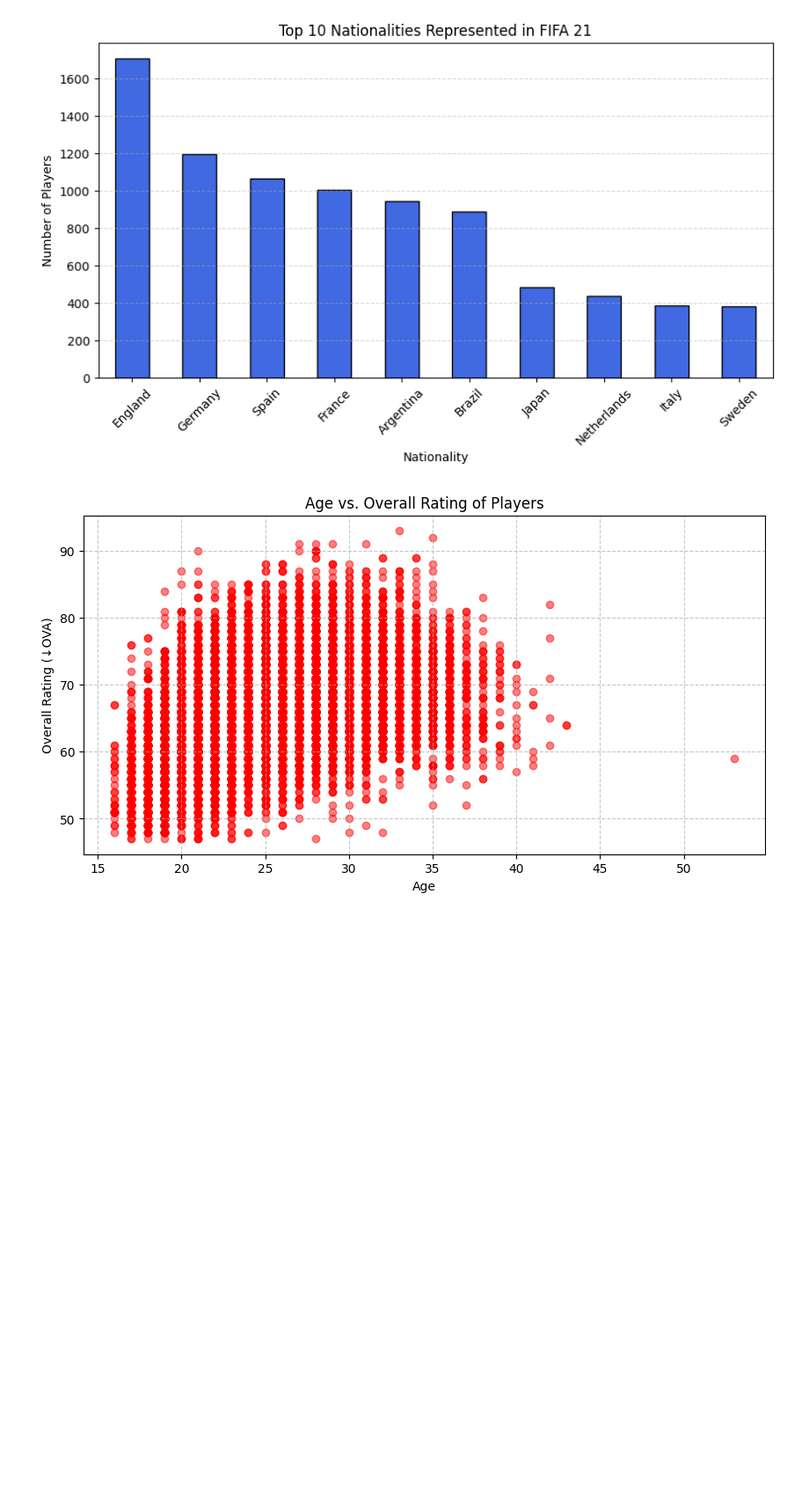
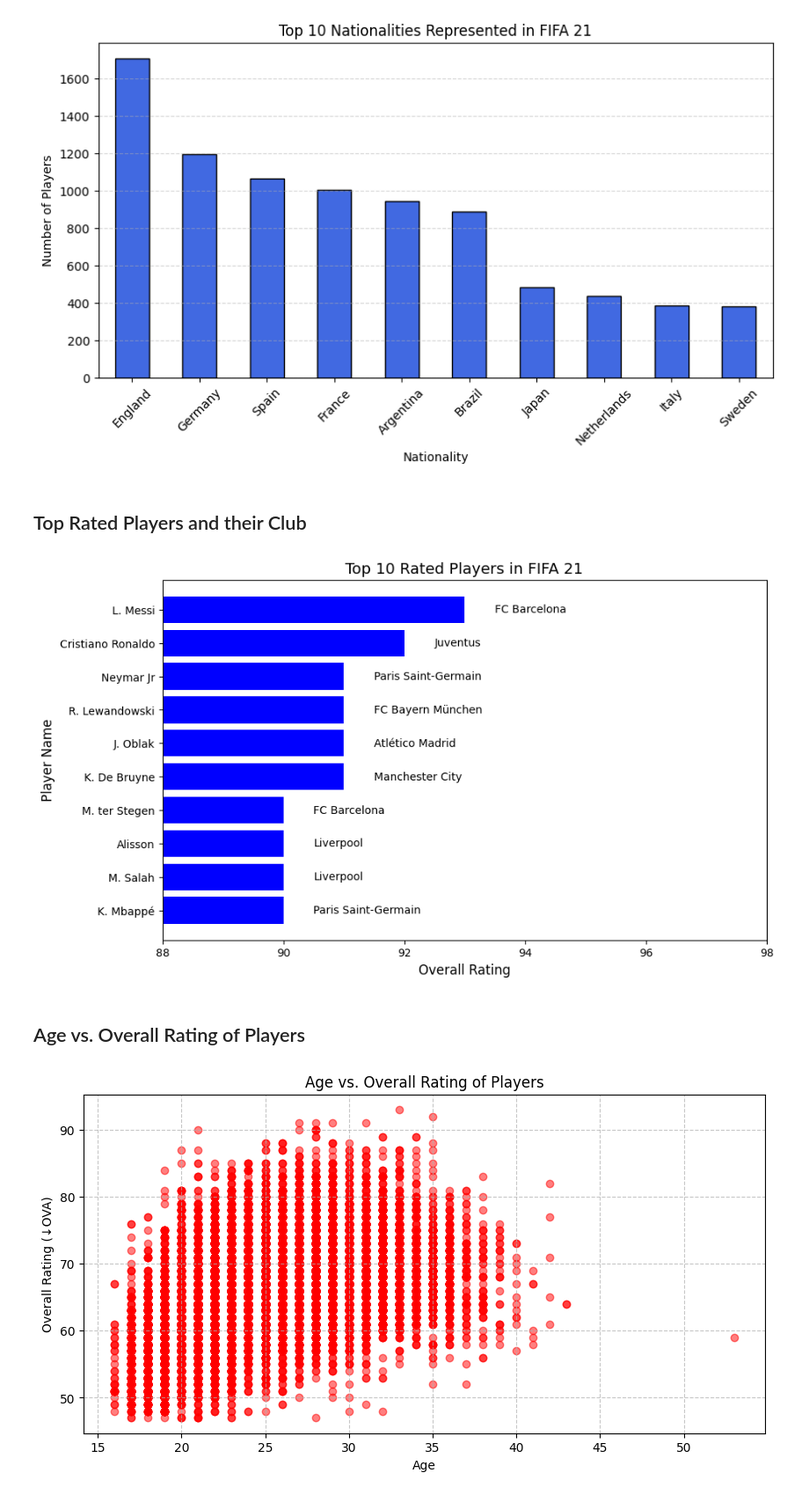
Before and after one commit to theadewole/Data-Cleaning-and-Visualization-with-Python, a Jupyter notebook: Fifa21.ipynb, the cells around one changed output. Shown at 88% size. Saved outputs shown, nothing was run; the diff lists cells and outputs as text; code cells hidden in the pictures; blank space fills up the shorter version.

```diff
--- a/Fifa21.ipynb
+++ b/Fifa21.ipynb
@@ -192,5 +193,32 @@ plt.grid(axis="y", linestyle="--", alpha=0.5)
 plt.show()
 # %% [output]
 [figure]
+# %% [markdown]
+## Top Rated Players and their Club
+# %%
+
+top_players=(
+    clean
+    .loc[:,['Name', '↓OVA', 'Club']]
+    .dropna()
+    .rename(columns={'↓OVA': 'Overall'})
+    .sort_values(by='Overall', ascending=False)
+    .head(10)
+)
+
+plt.figure(figsize=(10, 6))
+bars = plt.barh(top_players['Name'], top_players['Overall'], color='blue')
+for bar, club in zip(bars, top_players['Club']):
+    plt.text(bar.get_width() + 0.5, bar.get_y() + bar.get_height()/2, club, va='center', fontsize=10)
+plt.xlabel("Overall Rating", fontsize=12)
+plt.ylabel("Player Name", fontsize=12)
+plt.title("Top 10 Rated Players in FIFA 21", fontsize=14)
+plt.xlim(top_players['Overall'].min() - 2, top_players['Overall'].max() + 5)
+plt.gca().invert_yaxis()
+plt.show()
+# %% [output]
+[figure, added]
+# %% [markdown]
+## Age vs. Overall Rating of Players
 # %%
 plt.figure(figsize=(10, 5))
```
Also changed, not shown: parts of 5 cells of this notebook.
